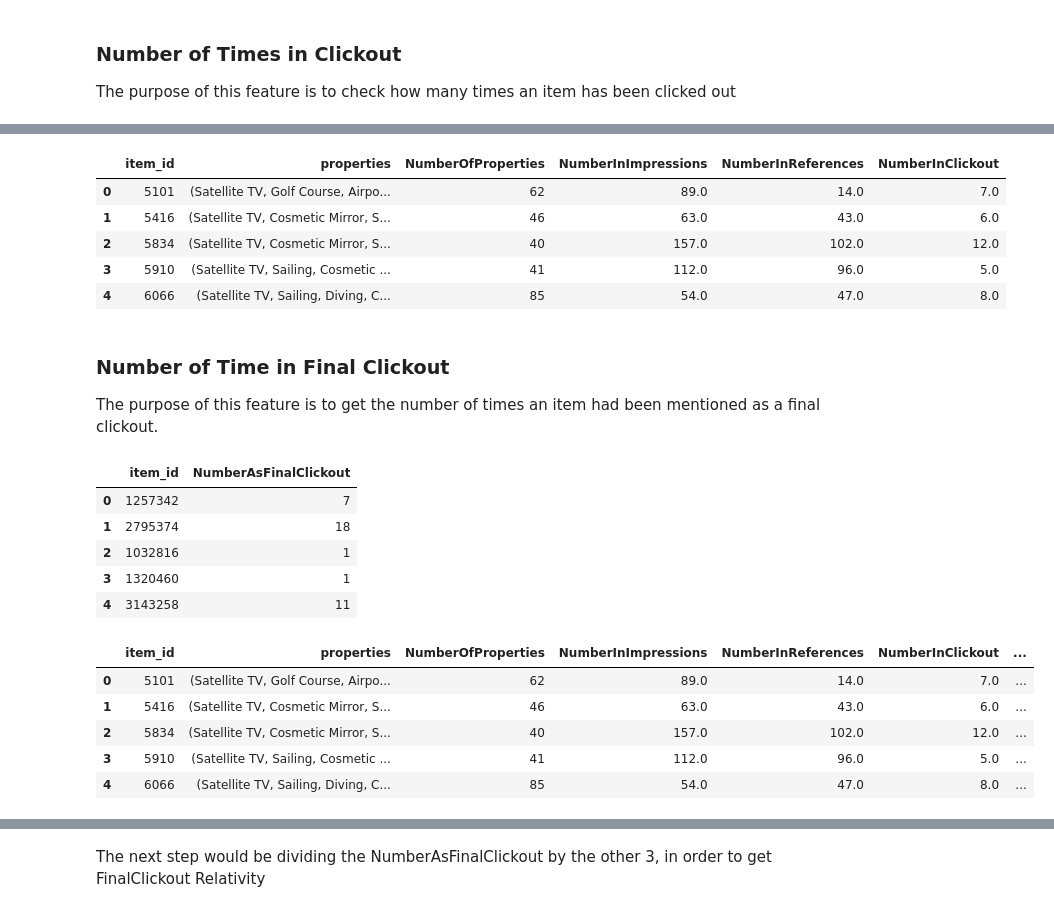
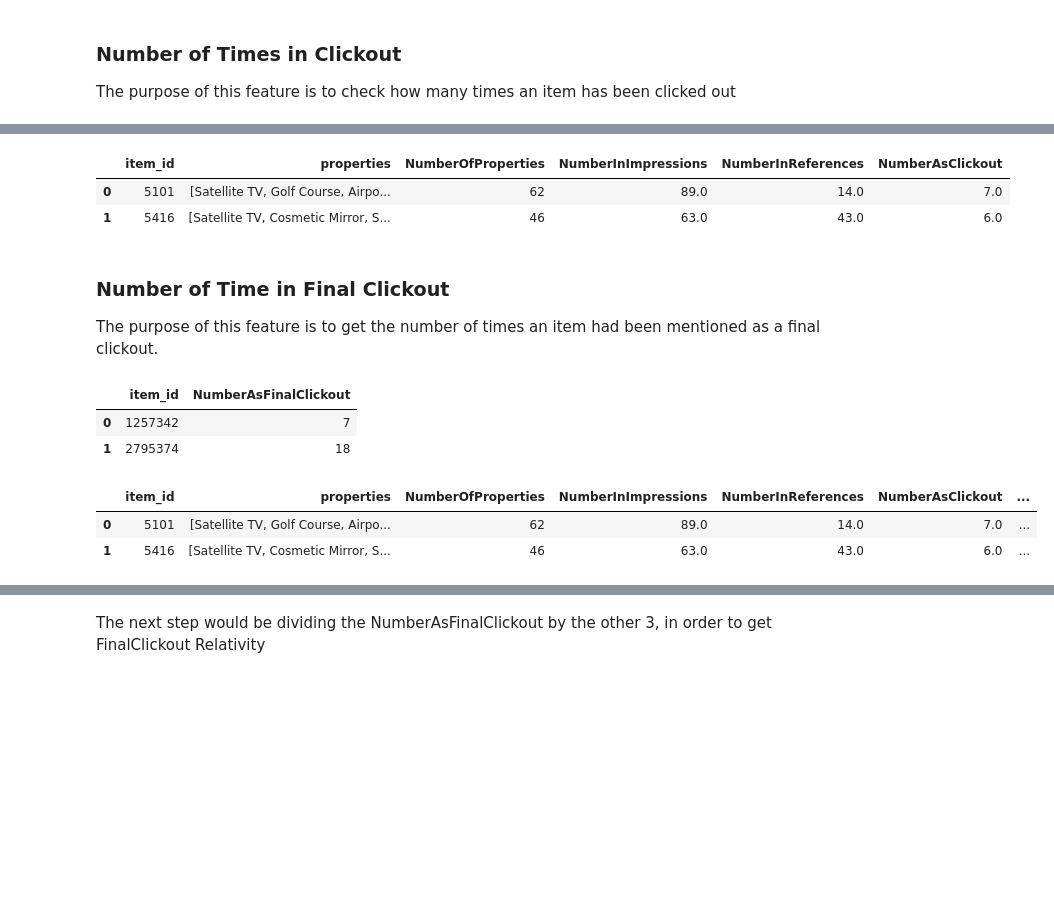
Before and after one commit to ZeyadSabbah/TrivagoRecommenderSystem, a Jupyter notebook: TrivagoFeatureEngineering.ipynb, the cells around one changed output, grey strips where cells are left out. Drawn from its saved outputs; the diff is of its cells as text; code cells hidden in the pictures; blank space fills up the shorter version.

Commit message:
code cleaned till Item Local Features

```diff
--- a/TrivagoFeatureEngineering.ipynb
+++ b/TrivagoFeatureEngineering.ipynb
@@ -168,12 +144,10 @@ InImpressionsDF.item_id.nunique(), len(InImpressionsDF), item_metadata.item_id.n
 # %% [markdown]
 Number of items in this dataframe is less than the number of items in item_metadata, that's because some of the items had not been mentioned in the impressions list.
 # %%
+item_metadata.item_id = item_metadata.item_id.apply(lambda x: str(x))
+
 #left joining
 item_metadata = item_metadata.merge(InImpressionsDF, on='item_id', how='left')
-
-#filling NaN values with zeros
-item_metadata.NoInImpressions = item_metadata.NumberInImpressions.fillna(0)
-
-item_metadata.head()
+item_metadata.head(2)
 # %% [output]
 |  | item_id | properties | NumberOfProperties | NumberInImpressions |
@@ -201,10 +169,6 @@ InReferencesDF.head()
 # %%
 #left joining
 item_metadata = item_metadata.merge(InReferencesDF, on='item_id', how='left')
-
-#filling NaN values with zeros
-item_metadata.NumberInReferences = item_metadata.NumberInReferences.fillna(0)
-
-item_metadata.head()
+item_metadata.head(2)
 # %% [output]
 |  | item_id | properties | NumberOfProperties | NumberInImpressions | NumberInReferences |
@@ -232,47 +189,28 @@ InClickoutDF.head(2)
 # %%
 #left joining
 item_metadata = item_metadata.merge(InClickoutDF, on='item_id', how='left')
-
-#filling NaN values with zeros
-item_metadata.NumberInClickout = item_metadata.NumberInClickout.fillna(0)
-
-item_metadata.head()
+item_metadata.head(2)
 # %% [output]
-|  | item_id | properties | NumberOfProperties | NumberInImpressions | NumberInReferences | NumberInClickout |
-| 0 | 5101 | (Satellite TV, Golf Course, Airpo... | 62 | 89.0 | 14.0 | 7.0 |
-| 1 | 5416 | (Satellite TV, Cosmetic Mirror, S... | 46 | 63.0 | 43.0 | 6.0 |
-| 2 | 5834 | (Satellite TV, Cosmetic Mirror, S... | 40 | 157.0 | 102.0 | 12.0 |
-| 3 | 5910 | (Satellite TV, Sailing, Cosmetic ... | 41 | 112.0 | 96.0 | 5.0 |
-| 4 | 6066 | (Satellite TV, Sailing, Diving, C... | 85 | 54.0 | 47.0 | 8.0 |
+|  | item_id | properties | NumberOfProperties | NumberInImpressions | NumberInReferences | NumberAsClickout |
+| 0 | 5101 | [Satellite TV, Golf Course, Airpo... | 62 | 89.0 | 14.0 | 7.0 |
+| 1 | 5416 | [Satellite TV, Cosmetic Mirror, S... | 46 | 63.0 | 43.0 | 6.0 |
 # %% [markdown]
 ### Number of Time in Final Clickout
 The purpose of this feature is to get the number of times an item had been mentioned as a final clickout.
 # %%
-FinalClickoutDF
 InFinalClickoutCounter = Counter(FinalClickoutDF.reference.values.tolist())
 InFinalClickoutDF = pd.DataFrame.from_dict(InFinalClickoutCounter, orient='index').reset_index()\
                               .rename(columns={'index':'item_id', 0:'NumberAsFinalClickout'})
-
-InFinalClickoutDF.head()
+InFinalClickoutDF.head(2)
 # %% [output]
 |  | item_id | NumberAsFinalClickout |
 | 0 | 1257342 | 7 |
 | 1 | 2795374 | 18 |
-| 2 | 1032816 | 1 |
-| 3 | 1320460 | 1 |
-| 4 | 3143258 | 11 |
 # %%
 #left joining
 item_metadata = item_metadata.merge(InFinalClickoutDF, on='item_id', how='left')
-
-#filling NaN values with zeros
-item_metadata.NumberAsFinalClickout = item_metadata.NumberAsFinalClickout.fillna(0)
-
 item_metadata.head(2)
 # %% [output]
-|  | item_id | properties | NumberOfProperties | NumberInImpressions | NumberInReferences | NumberInClickout | ... |
-| 0 | 5101 | (Satellite TV, Golf Course, Airpo... | 62 | 89.0 | 14.0 | 7.0 | ... |
-| 1 | 5416 | (Satellite TV, Cosmetic Mirror, S... | 46 | 63.0 | 43.0 | 6.0 | ... |
-| 2 | 5834 | (Satellite TV, Cosmetic Mirror, S... | 40 | 157.0 | 102.0 | 12.0 | ... |
-| 3 | 5910 | (Satellite TV, Sailing, Cosmetic ... | 41 | 112.0 | 96.0 | 5.0 | ... |
-| 4 | 6066 | (Satellite TV, Sailing, Diving, C... | 85 | 54.0 | 47.0 | 8.0 | ... |
+|  | item_id | properties | NumberOfProperties | NumberInImpressions | NumberInReferences | NumberAsClickout | ... |
+| 0 | 5101 | [Satellite TV, Golf Course, Airpo... | 62 | 89.0 | 14.0 | 7.0 | ... |
+| 1 | 5416 | [Satellite TV, Cosmetic Mirror, S... | 46 | 63.0 | 43.0 | 6.0 | ... |
```
Also changed, not shown: parts of 26 cells of this notebook.
